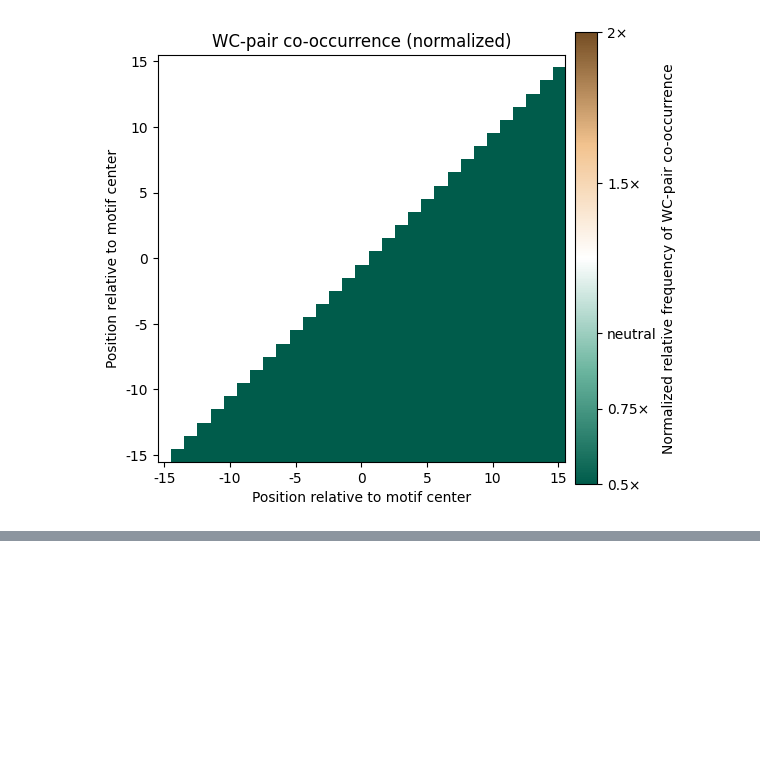
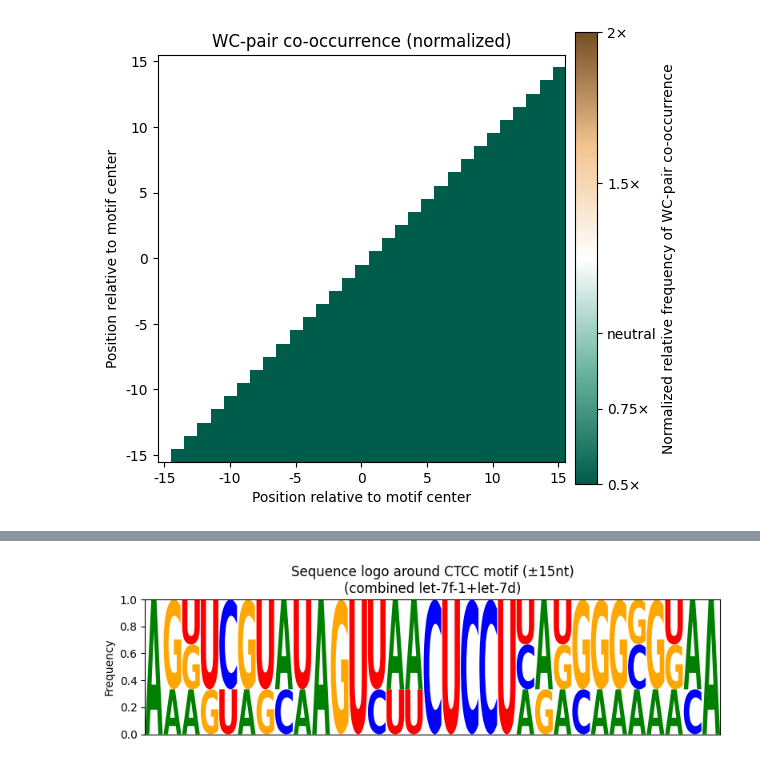
Before and after one commit to Hyeonnji/hyeonji-practice2, a Jupyter notebook: CoLab_TermProj_2025_3.ipynb, the cells around one changed output, grey strips where cells are left out. Drawn from its saved outputs; the diff is of its cells as text; code cells hidden in the pictures; blank space fills up the shorter version.

```diff
--- a/CoLab_TermProj_2025_3.ipynb
+++ b/CoLab_TermProj_2025_3.ipynb
@@ -1617,0 +1786,20 @@ plt.show()
+# %%
+def extract_windows(idx, chrom, centers, r=15):
+    windows = []
+    seq_len = len(idx[chrom].seq)
+    for pos in centers:
+        s, e = pos-r, pos+r
+        if s<1 or e>seq_len: continue
+        dna = idx[chrom].seq[s-1:e]
+        rna = str(dna).upper().replace("T","U")
+        if len(rna)==2*r+1:
+            windows.append(rna)
+    return windows
+
+wins_f1 = extract_windows(genome_idx, chrom_f1, pos_g_f1, radius)
+wins_d  = extract_windows(genome_idx, chrom_d,  pos_g_d,  radius)
+print(f"▶ let-7f-1 windows count: {len(wins_f1)}")
+print(f"▶ let-7d  windows count: {len(wins_d)}")
+
+if not wins_f1 and not wins_d:
+    raise RuntimeError("CTCC motif windows not found in either FASTA.")
@@ -1617,0 +1809,74 @@ plt.show()
+# %%
+combined_windows = wins_f1 + wins_d
+print(f"▶ Combined windows count: {len(combined_windows)}")  # 기대: 3
+
+import pandas as pd
+import logomaker as lm
+import matplotlib.pyplot as plt
+
+L = len(combined_windows[0])
+N = len(combined_windows)
+counts = {b:[0]*L for b in "ACGU"}
+for seq in combined_windows:
+    for i, b in enumerate(seq):
+        if b in counts: counts[b][i] += 1
+
+freq_df = pd.DataFrame({
+    b: [counts[b][i]/N for i in range(L)]
+    for b in "ACGU"
+})
+freq_df.index = list(range(-15, 16))
+
+plt.figure(figsize=(8,2.5))
+ax = plt.subplot()
+lm.Logo(freq_df, ax=ax, color_scheme="classic")
+ax.set_ylabel("Frequency")
+ax.set_xticks([])
+ax.set_ylim(0,1)
+ax.set_title("Sequence logo around CTCC motif (±15nt)\n(combined let-7f-1+let-7d)")
+plt.tight_layout()
+plt.show()
+
+import numpy as np
+from matplotlib.colors import LinearSegmentedColormap
+
+def is_wc(a,b): return (a,b) in {("A","U"),("U","A"),("G","C"),("C","G")}
+
+wc_mat = np.zeros((L,L), int)
+for seq in combined_windows:
+    for i in range(L):
+        for j in range(i+1, L):
+            if is_wc(seq[i], seq[j]):
+                wc_mat[i,j] += 1
+
+freq_mat = wc_mat / N   # raw frequency
+plot_mat = freq_mat.T
+mask = np.tril(np.ones_like(plot_mat, bool), k=0)
+masked = np.ma.masked_where(mask, plot_mat)
+
+cmap = LinearSegmentedColormap.from_list("ctcc_raw", [
+    (0.0, "#005C4B"),
+    (0.5, "#6BB59F"),
+    (1.0, "#F2C38F"),
+])
+
+plt.figure(figsize=(5,5))
+ax = plt.subplot()
+im = ax.imshow(
+    masked, cmap=cmap, vmin=0, vmax=1.0,
+    origin='lower', interpolation='none'
+)
+
+ticks  = np.arange(0, L, 5)
+labels = list(range(-15, 16, 5))
+ax.set_xticks(ticks); ax.set_xticklabels(labels)
+ax.set_yticks(ticks); ax.set_yticklabels(labels)
+ax.set_xlabel("Position relative to motif center")
+ax.set_ylabel("Position relative to motif center")
+ax.set_title("WC-pair frequency around CTCC (raw)")
+
+cbar = plt.colorbar(im, ax=ax, shrink=0.8, pad=0.02)
+cbar.set_label("WC-pair frequency")
+plt.tight_layout()
+plt.show()
+# %% [output]
@@ -1617,0 +1884 @@ plt.show()
+[figure, added]
```
Also changed, not shown: parts of 7 cells of this notebook.
